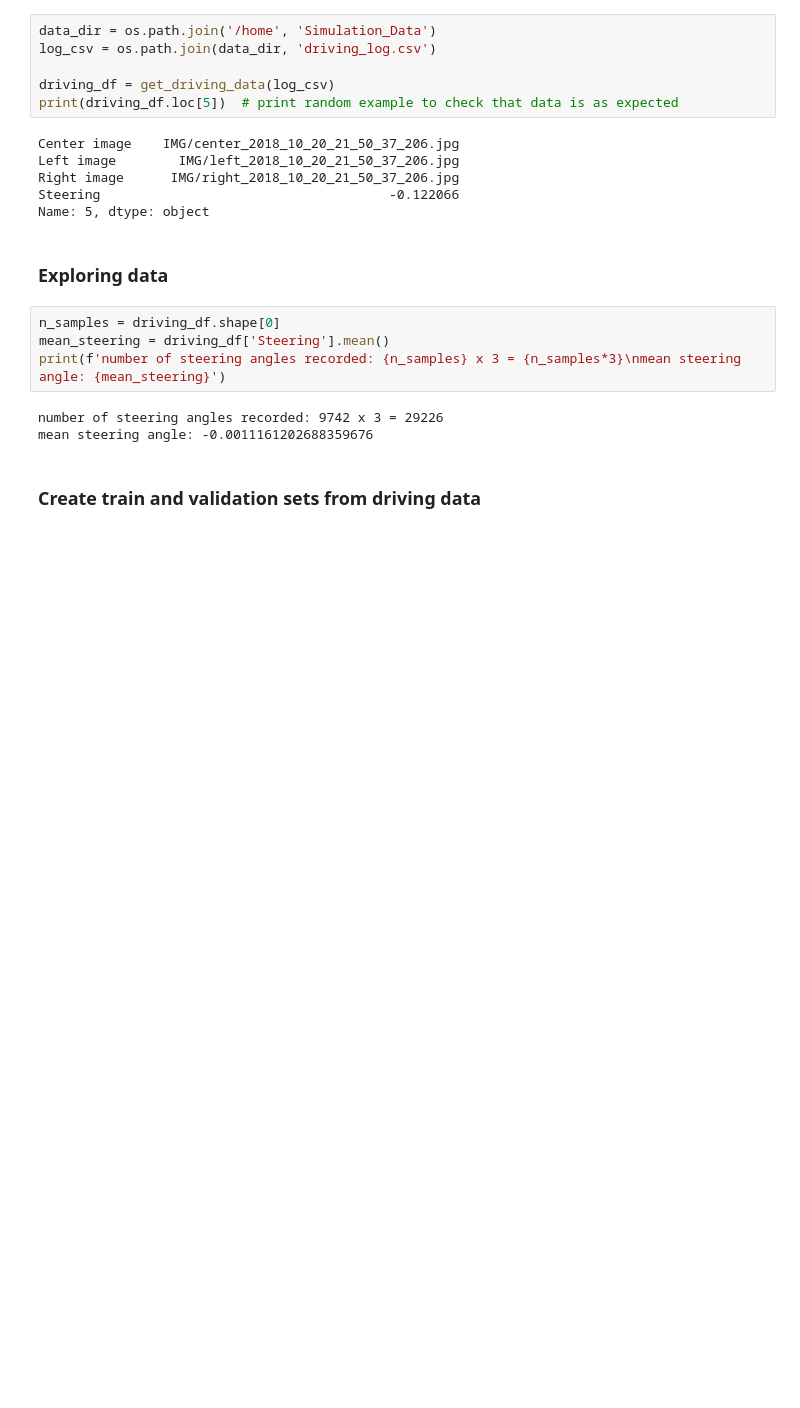
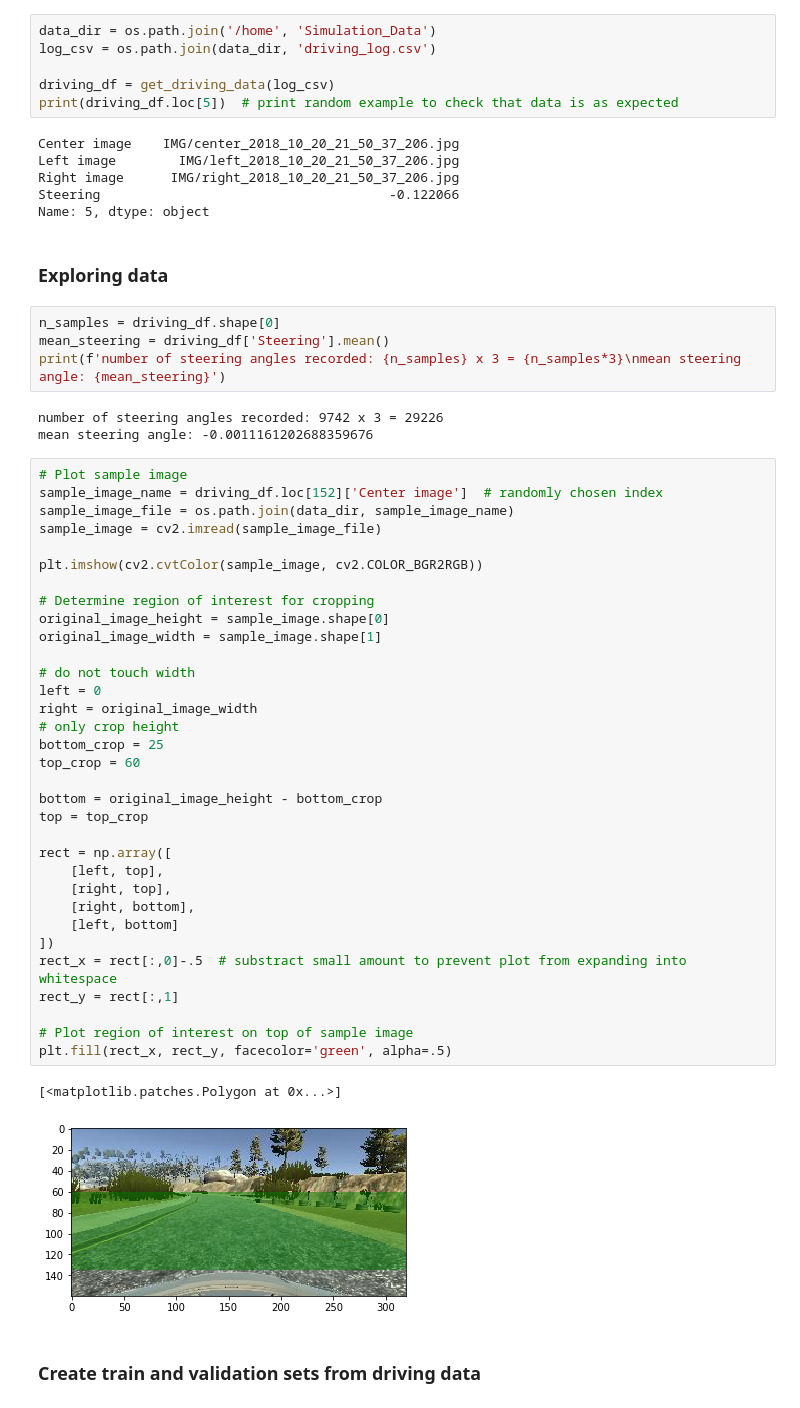
Before and after one commit to Pyrax/CarND-Behavioral-Cloning-P3, a Jupyter notebook: Behavioral_Cloning.ipynb, the cells around one changed output. Saved outputs shown, nothing was run; the diff lists cells and outputs as text; blank space fills up the shorter version.

Commit message:
Add matplotlib and visualize cropping

```diff
--- a/Behavioral_Cloning.ipynb
+++ b/Behavioral_Cloning.ipynb
@@ -45,6 +47,42 @@ print(f'number of steering angles recorded: {n_samples} x 3 = {n_samples*3}\nmea
 # %% [output]
 number of steering angles recorded: 9742 x 3 = 29226
 mean steering angle: -0.0011161202688359676
+# %%
+# Plot sample image
+sample_image_name = driving_df.loc[152]['Center image']  # randomly chosen index
+sample_image_file = os.path.join(data_dir, sample_image_name)
+sample_image = cv2.imread(sample_image_file)
+
+plt.imshow(cv2.cvtColor(sample_image, cv2.COLOR_BGR2RGB))
+
+# Determine region of interest for cropping
+original_image_height = sample_image.shape[0]
+original_image_width = sample_image.shape[1]
+
+# do not touch width
+left = 0
+right = original_image_width
+# only crop height
+bottom_crop = 25
+top_crop = 60
+
+bottom = original_image_height - bottom_crop
+top = top_crop
+
+rect = np.array([
+    [left, top],
+    [right, top],
+    [right, bottom],
+    [left, bottom]
+])
+rect_x = rect[:,0]-.5  # substract small amount to prevent plot from expanding into whitespace
+rect_y = rect[:,1]
+
+# Plot region of interest on top of sample image
+plt.fill(rect_x, rect_y, facecolor='green', alpha=.5)
+# %% [output]
+[<matplotlib.patches.Polygon at 0x...>]
+[figure, added]
 # %% [markdown]
 ### Create train and validation sets from driving data
 # %%
```
Also changed, not shown: parts of 5 cells of this notebook, 2 other files.
